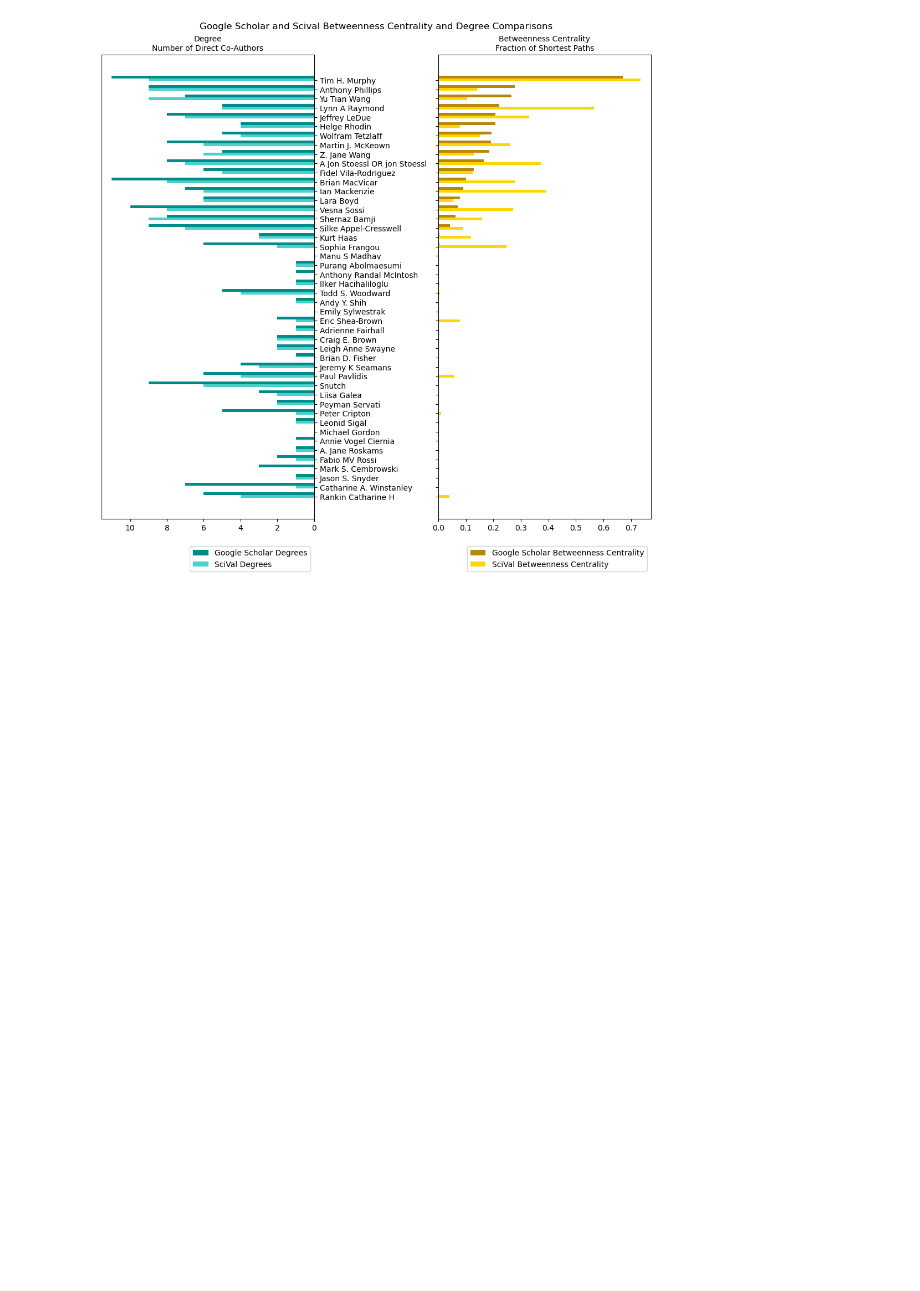
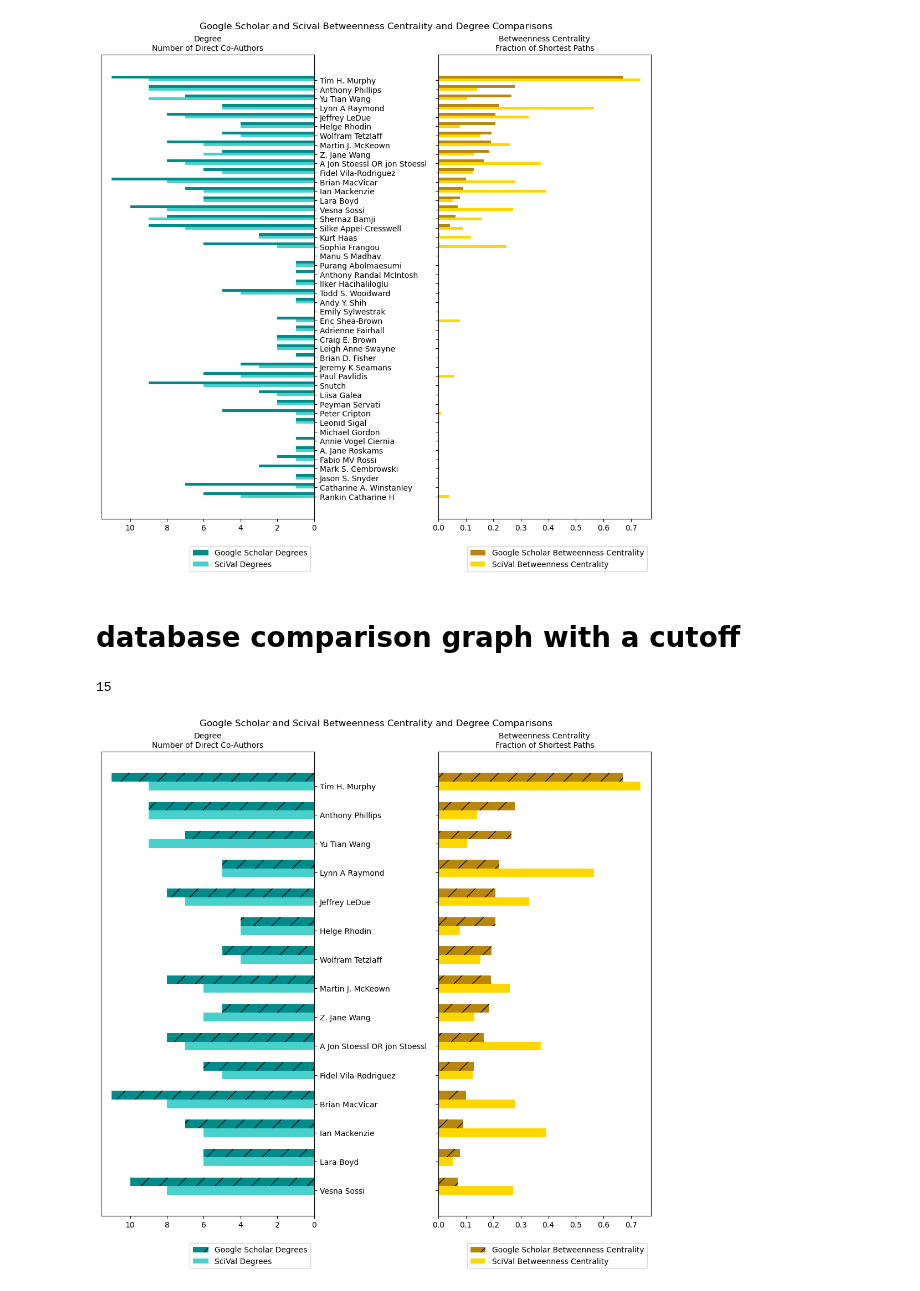
Before and after one commit to rainacao/scholar_metrics_scraper, a Jupyter notebook: authorlist comparisons/graph_matrix.ipynb, the cells around one changed output. Saved outputs shown, nothing was run; the diff lists cells and outputs as text; code cells hidden in the pictures; blank space fills up the shorter version.

```diff
--- a/authorlist comparisons/graph_matrix.ipynb
+++ b/authorlist comparisons/graph_matrix.ipynb
@@ -228,7 +211,7 @@ fig, axes = plt.subplots(
     sharey=True #data shares the same y-axis
     )
 
-x = np.arange(len(index))
+x = np.arange(len(ordered_df["Author"]))
 width = 0.3
 multiplier = 0
 
@@ -247,7 +230,6 @@ for source, data in degrees.items():
     axes[0].barh(x + offset, data, width, label=source, color=color)
     multiplier += 1
 
-
 #plot BC
 multiplier = 0
 axes[1].set_title(title_BC, fontsize=10)
@@ -267,0 +252,22 @@ plt.show()
+# %% [markdown]
+# database comparison graph with a cutoff
+# %%
+cutoff = {}
+for key in ordered_df:
+    cutoff[key] = ordered_df[key][:15] #15 authors with highest BC value
+
+cutoff_df = pd.DataFrame(cutoff)
+
+degrees = pd.DataFrame({
+    "Google Scholar Degrees": cutoff_df["Google Scholar Degrees"],
+    "SciVal Degrees": cutoff_df["SciVal Degrees"],
+})
+
+BCs = pd.DataFrame({
+    "Google Scholar Betweenness Centrality": cutoff_df["Google Scholar Betweenness Centrality"],
+    "SciVal Betweenness Centrality": cutoff_df["SciVal Betweenness Centrality"],
+})
+# %%
+print(len(cutoff_df["Author"]))
+# %% [output]
+15
@@ -273,38 +287,48 @@ fig, axes = plt.subplots(
     sharey=True #data shares the same y-axis
     )
 
-x = np.arange(len(index))
+x = np.arange(len(cutoff_df["Author"]))
 width = 0.3
 multiplier = 0
 
 #modify axes
 axes[0].invert_xaxis()
 axes[0].invert_yaxis()
 axes[0].yaxis.tick_right()
-axes[0].set_yticks(x + width, labels=ordered_df["Author"].to_list());
+axes[0].set_yticks(x + width, labels=cutoff_df["Author"].to_list());
 
 #plot degrees
 axes[0].set_title(title_deg, fontsize=10)
 for source, data in degrees.items():
-    if "Google" in source: color = gs_colors["degree"]
-    else: color = sv_colors["degree"]
+    if "Google" in source:
+        color = gs_colors["degree"]
+        hatch = "/"
+    else:
+        color = sv_colors["degree"]
+        hatch = ""
     offset = width * multiplier
-    axes[0].barh(x + offset, data, width, label=source, color=color)
+    axes[0].barh(x + offset, data, width, label=source, color=color, hatch=hatch)
     multiplier += 1
 
 
 #plot BC
 multiplier = 0
 axes[1].set_title(title_BC, fontsize=10)
 for source, data in BCs.items():
-    if "Google" in source: color = gs_colors["BC"]
-    else: color = sv_colors["BC"]
+    if "Google" in source:
+        color = gs_colors["BC"]
+        hatch = "/"
+    else:
+        color = sv_colors["BC"]
+        hatch = ""
     offset = width * multiplier
-    axes[1].barh(x + offset, data, width, label=source, color=color)
+    axes[1].barh(x + offset, data, width, label=source, color=color, hatch = hatch)
     multiplier += 1
 
 axes[0].legend(bbox_to_anchor=(1, -0.05));
 axes[1].legend(bbox_to_anchor=(1, -0.05));
 
 fig.suptitle("Google Scholar and Scival Betweenness Centrality and Degree Comparisons")
 plt.show()
+# %% [output]
+[figure, added]
```
Also changed, not shown: parts of 10 cells of this notebook, 9 other files.
